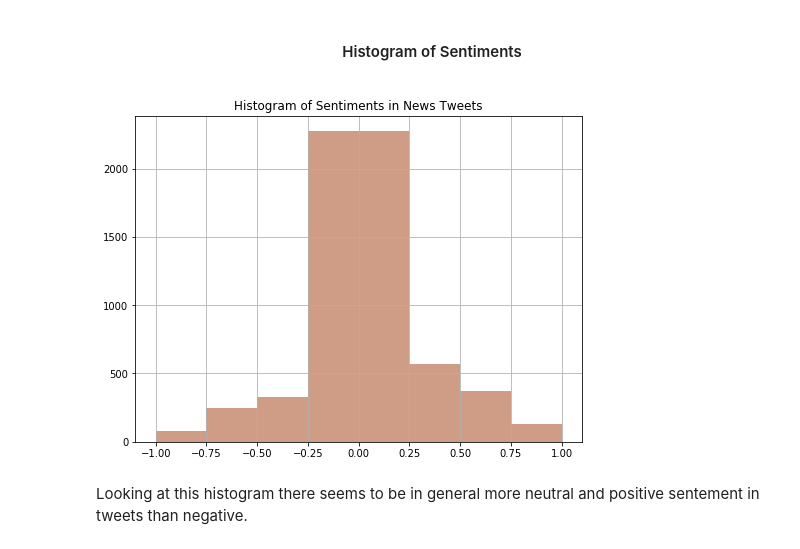
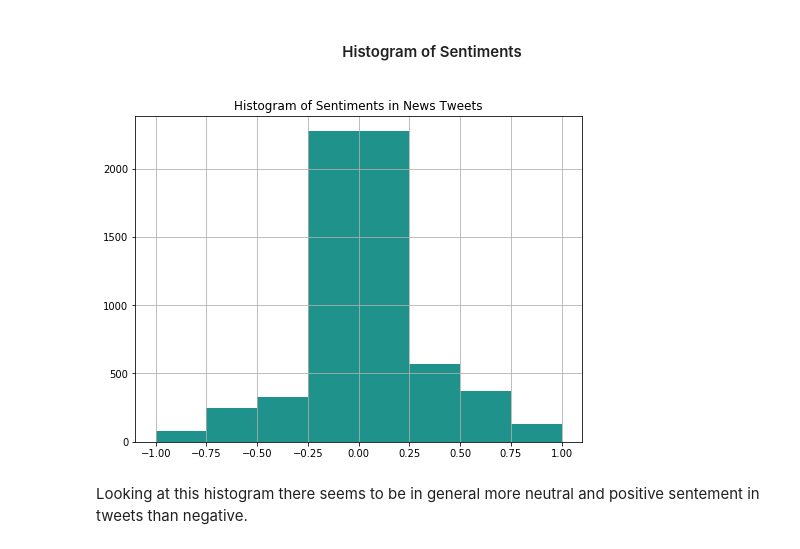
Before and after one commit to pinkdragon1000/News-Tweet-Analysis, a Jupyter notebook: News Tweet Analysis.ipynb, the cells around one changed output. Drawn from its saved outputs; the diff is of its cells as text; code cells hidden in the pictures.

```diff
--- a/News Tweet Analysis.ipynb
+++ b/News Tweet Analysis.ipynb
@@ -193,15 +195,15 @@ display(data.head(20))
 # %%
 fig, ax = plt.subplots(figsize=(8, 6))
 
 # Plot histogram of the polarity values
 data['compound'].hist(bins=[-1, -0.75, -0.5, -0.25, 0.25, 0.5, 0.75, 1],
              ax=ax,
-             color=['#cf9d85'])
+             color=['#20928C'])
 
 plt.title("Histogram of Sentiments in News Tweets")
 plt.show()
 # %% [output]
-[figure, old version]
+[figure, new version]
 # %% [markdown]
 Looking at this histogram there seems to be in general more neutral and positive sentement in tweets than negative.
 # %% [markdown]
```
Also changed, not shown: parts of 17 cells of this notebook, 1 other file.
